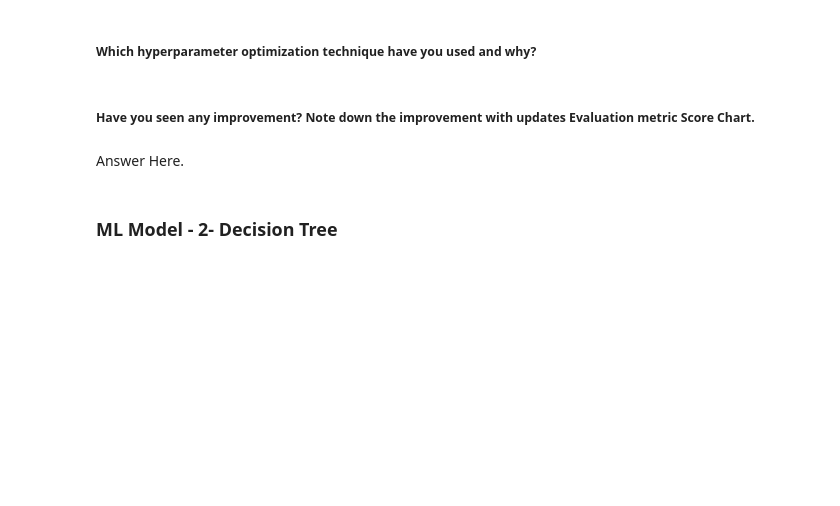
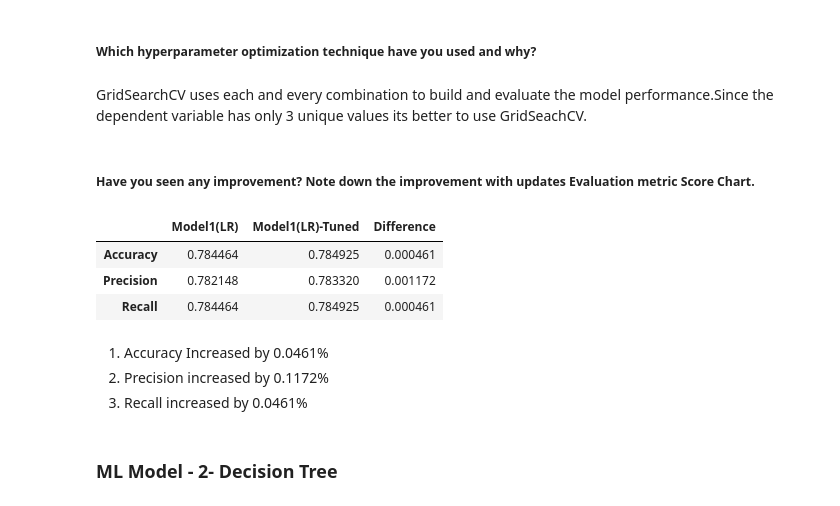
Before and after one commit to Jeetesh-KumarM/CAPSTONE-PROJECT-3-CLASSIFICATION, a Jupyter notebook: Coronavirus_Tweet_Sentiment_Analysis.ipynb, the cells around one changed output. Saved outputs shown, nothing was run; the diff lists cells and outputs as text; code cells hidden in the pictures; blank space fills up the shorter version.

```diff
--- a/Coronavirus_Tweet_Sentiment_Analysis.ipynb
+++ b/Coronavirus_Tweet_Sentiment_Analysis.ipynb
@@ -990,10 +912,25 @@ ax.yaxis.set_ticklabels(labels)
 [figure]
 # %% [markdown]
 ##### Which hyperparameter optimization technique have you used and why?
+# %% [markdown]
+GridSearchCV uses each and every combination to build and evaluate the model performance.Since the dependent variable has only 3 unique values its better to use GridSeachCV.
 # %% [markdown]
 ##### Have you seen any improvement? Note down the improvement with updates Evaluation metric Score Chart.
-# %% [markdown]
-Answer Here.
+# %%
+m={'Model1(LR)':[accuracy_score(y_test,y_pred),precision_score(y_test,y_pred, average='weighted'),recall_score(y_test,y_pred,average='weighted')],
+    'Model1(LR)-Tuned':[accuracy_score(y_test,y2_pred),precision_score(y_test,y2_pred, average='weighted'),recall_score(y_test,y2_pred,average='weighted')]}
+res=pd.DataFrame(m,index=['Accuracy','Precision','Recall'])
+res['Difference']=res['Model1(LR)-Tuned']-res['Model1(LR)']
+res
+# %% [output]
+|  | Model1(LR) | Model1(LR)-Tuned | Difference |
+| Accuracy | 0.784464 | 0.784925 | 0.000461 |
+| Precision | 0.782148 | 0.783320 | 0.001172 |
+| Recall | 0.784464 | 0.784925 | 0.000461 |
+# %% [markdown]
+1. Accuracy Increased by 0.0461%
+2. Precision increased by 0.1172%
+3. Recall increased by  0.0461%
 # %% [markdown]
 ### ML Model - 2- Decision Tree
 # %%
```
Also changed, not shown: parts of 52 cells of this notebook.
